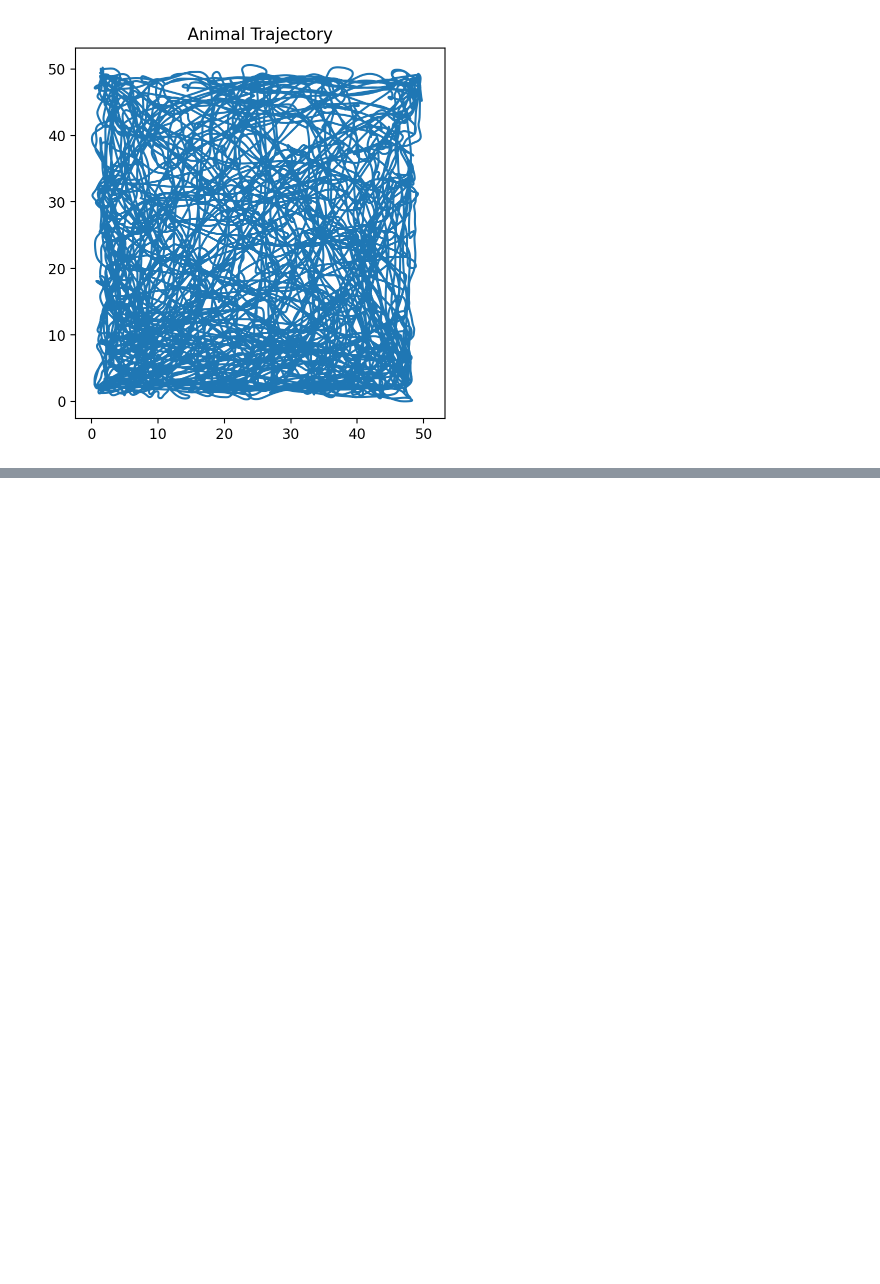
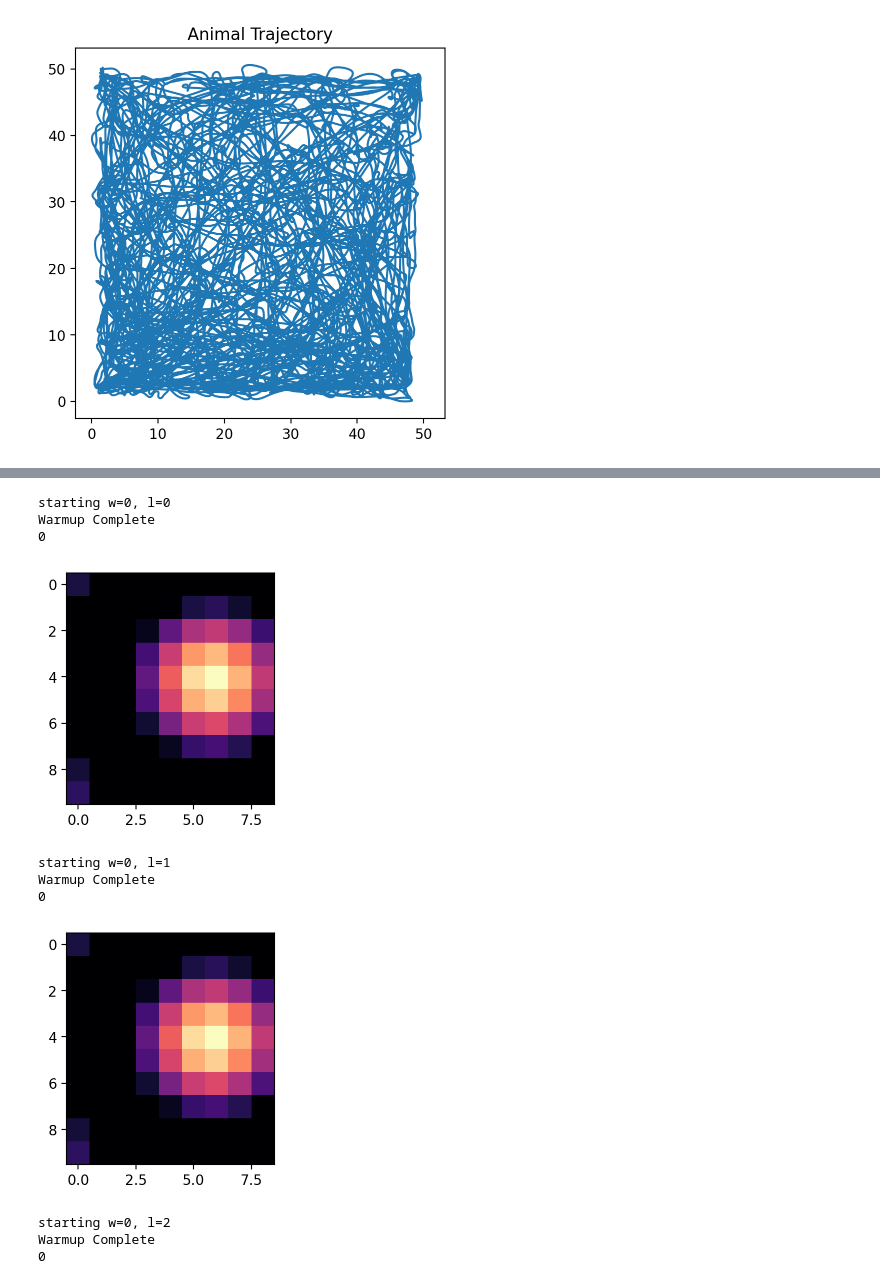
Before and after one commit to johnhwen1/ttgc, a Jupyter notebook: examples/ttgc.ipynb, the cells around one changed output, grey strips where cells are left out. Saved outputs shown, nothing was run; the diff lists cells and outputs as text; code cells hidden in the pictures; blank space fills up the shorter version.

```diff
--- a/examples/ttgc.ipynb
+++ b/examples/ttgc.ipynb
@@ -128,4 +137,4 @@ with open(file_path, newline='') as csvfile:
         data.append(row)
 
 csvfile.close()
-pos = helpers.str_to_float(np.array(data))
+pos_temp = helpers.str_to_float(np.array(data)).astype(float)
@@ -151,0 +232,78 @@ if len(GPUtil.getAvailable())>1:
+# %%
+# Sweep values for variables of interest
+all_l_str = np.concatenate((np.arange(0,90,10), np.arange(100,400,100)))
+n_l_str = all_l_str.size
+
+all_weight_noises = np.concatenate((np.array([0]), np.linspace(I_sim/8, I_sim/5, 4)))
+n_weight_noises = all_weight_noises.size
+# %%
+# Initialize network
+N = n_x * n_y
+
+cell_positions = initialize.calc_cell_positions(n_y, n_x)
+cell_position_diffs = update.calc_cell_position_diffs(cell_positions)
+init_state = initialize.initialize_network(n_y, n_x, seed=1)
+# %%
+n_timebins = velocity.shape[0]
+n_landmarks = l_pos.shape[0]
+
+# Initialize output arrays
+all_As, all_Bs = [np.zeros((n_weight_noises, n_l_str, n_timebins, N)) for i in range(2)]
+all_A_ls = np.zeros((n_weight_noises, n_l_str, n_timebins, n_landmarks, n_ln))
+all_Ws = np.zeros((n_weight_noises, n_timebins, N, N)) # not affected by l_str
+W_ls = np.zeros((n_landmarks, N)) # since no Hebbian plasticity, will use same landmar-grid weight matrix across all simulations
+all_noisy_betas = np.zeros((n_weight_noises, n_l_str, n_timebins))
+
+first_noise_iteration = True
+
+# The weight calculation is by the far the computationally most expensive operation.
+# But, we actually don't need to calculate weight matrix each run, since it's dependent only on velocity, beta, and the weight noise.
+# So, if the betas, velocities, and weight noises are the same between two runs, we can use the same weight matrix.
+# Additionally, the landmark weight matrix is the same as long as l_pos is the same between two runs and there's no Hebbian plasticity.
+
+# Precalculate the landmark weight matrix to be used across all runs
+pre_v = np.ones((1, 2))
+pre_n_warmup_bins = 0
+(_, _, _, _, _, W_ls, _, _) = run_sim.run_sim2d(init_state, cell_position_diffs, n_y, n_x, alpha_sim, beta_sim, I_sim, sigma_sim, T_sim, tau_sim,
+                                                pre_v, start_pos, l_pos, 0, n_ln, l_pinning_n, l_use_nearby, l_lookahead, alpha_hebb,
+                                                pre_n_warmup_bins, B0, beta_noise=0, weight_noise=0, W_input=None, W_l_input=None, seed=1, output_bins=50000)
+W_ls = np.tile(W_ls, (n_timebins, 1, 1, 1))
+
+for w in range(n_weight_noises):
+    weight_noise = all_weight_noises[w]
+
+    for l in range(n_l_str):
+        print(f'starting w={w}, l={l}')
+        l_str = all_l_str[l]
+
+        if first_noise_iteration:
+            (all_As[w,l], all_Bs[w,l], all_Ws[w],
+             _, all_A_ls[w,l], _,
+             all_noisy_betas[w,l,:], _) = run_sim.run_sim2d(init_state, cell_position_diffs, n_y, n_x, alpha_sim, beta_sim, I_sim, sigma_sim, T_sim, tau_sim,
+                                                            velocity, start_pos, l_pos, l_str, n_ln, l_pinning_n, l_use_nearby, l_lookahead, alpha_hebb,
+                                                            n_warmup_bins, B0, beta_noise=beta_noise, weight_noise=weight_noise, W_input=None, W_l_input=W_ls, seed=1,
+                                                            output_bins=output_bins)
+            first_noise_iteration = False
+
+        else:
+            W_input = all_Ws[w]
+
+            (all_As[w,l], all_Bs[w,l], _,
+             _, all_A_ls[w,l], _,
+             all_noisy_betas[w,l,:], _) = run_sim.run_sim2d(init_state, cell_position_diffs, n_y, n_x, alpha_sim, beta_sim, I_sim, sigma_sim, T_sim, tau_sim,
+                                                              velocity, start_pos, l_pos, l_str, n_ln, l_pinning_n, l_use_nearby, l_lookahead, alpha_hebb,
+                                                              n_warmup_bins, B0, beta_noise=beta_noise, weight_noise=weight_noise, W_input=W_input, W_l_input=W_ls, seed=1,
+                                                              output_bins=output_bins)
+    first_noise_iteration = True
+# %% [output]
+starting w=0, l=0
+Warmup Complete
+0
+[figure, added]
+starting w=0, l=1
+Warmup Complete
+0
+[figure, added]
+starting w=0, l=2
+Warmup Complete
+0
```
Also changed, not shown: parts of 13 cells of this notebook, 3 other files.
